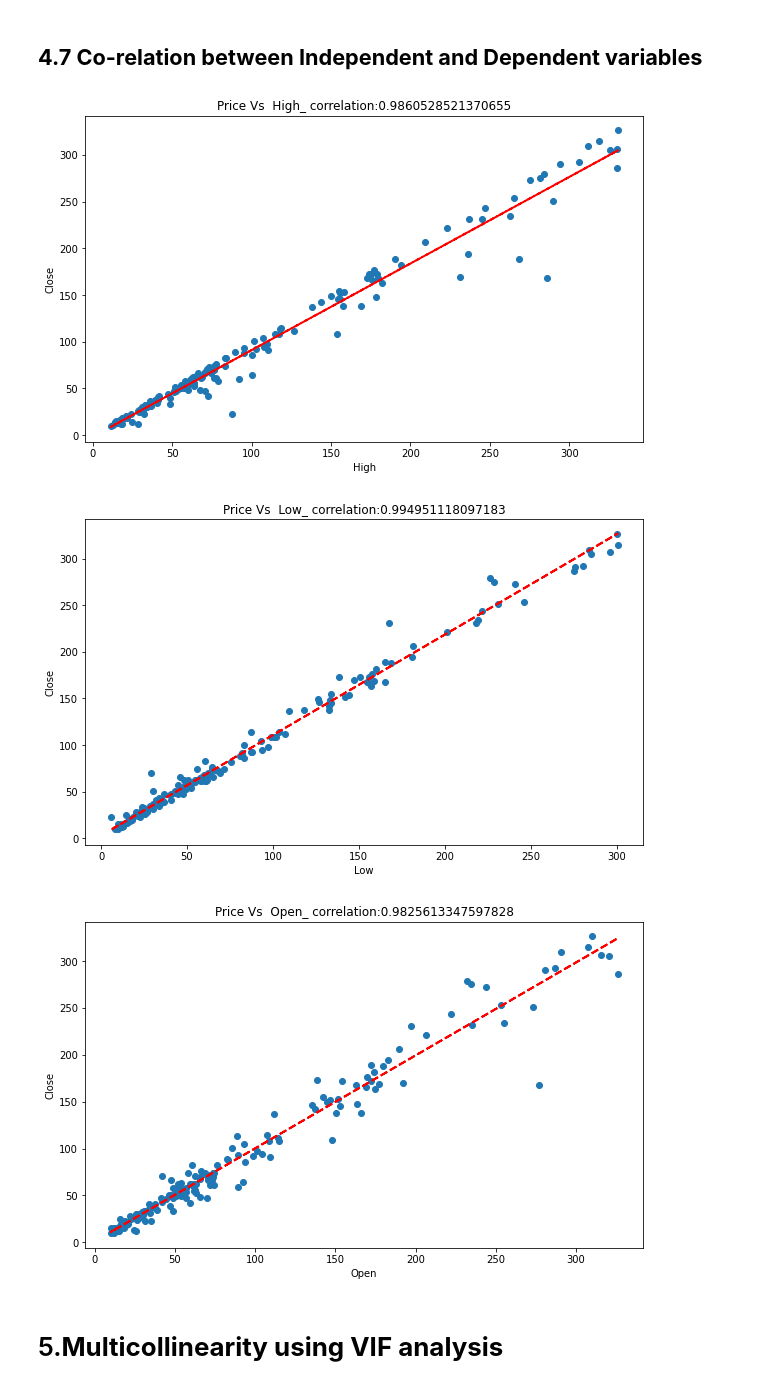
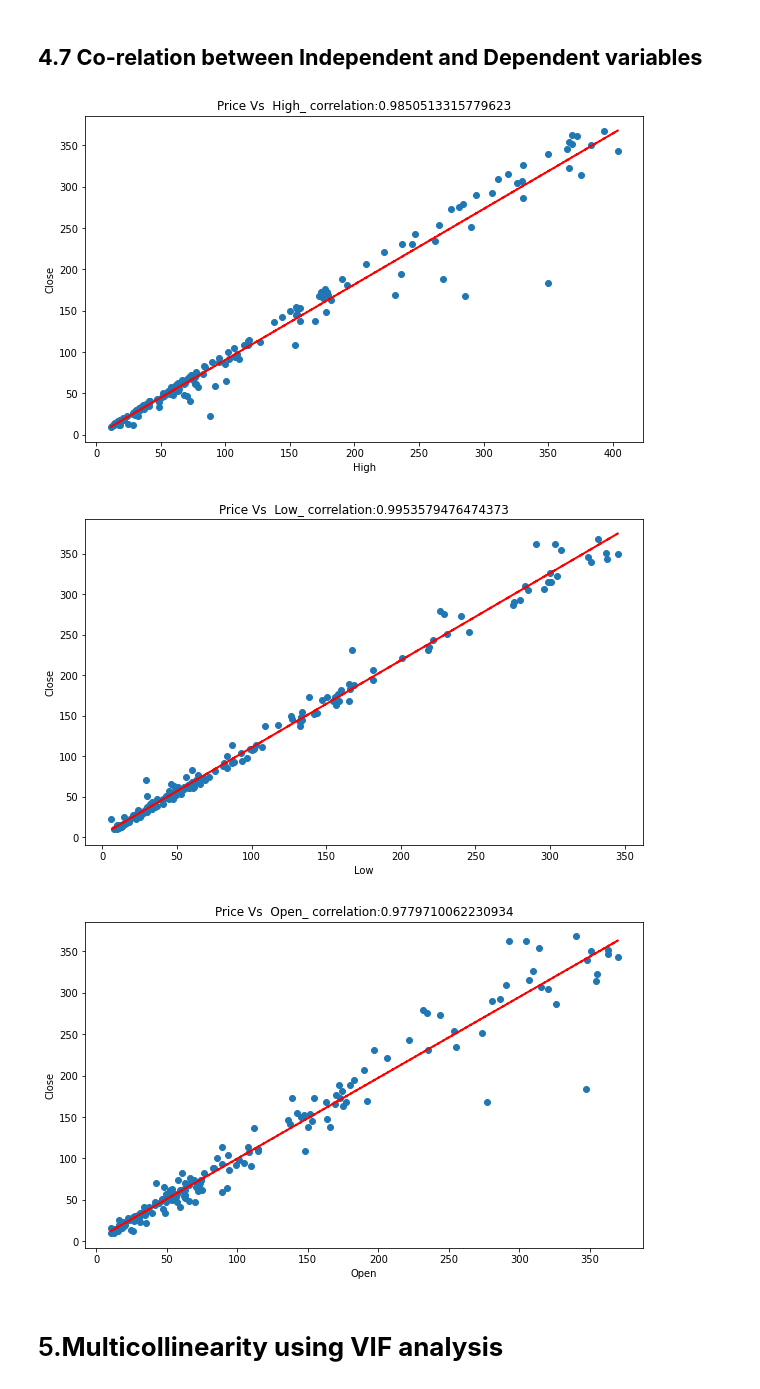
Before and after one commit to Amitha-sridhar/ML_capstone-project_yes-bank_stock-closing-prediction, a Jupyter notebook: ML_Stock_Prediction1.ipynb, the cells around one changed output. Saved outputs shown, nothing was run; the diff lists cells and outputs as text; code cells hidden in the pictures.

```diff
--- a/ML_Stock_Prediction1.ipynb
+++ b/ML_Stock_Prediction1.ipynb
@@ -146,13 +143,0 @@ new_df=df.copy()
-# %%
-for col in ['Open','High','Low','Close']:#redefining the data and setting the outliers value with the range
-
-  Q1 = new_df.quantile(0.25)
-Q3 = new_df.quantile(0.75)
-
-# calculate the IQR
-IQR = Q3 - Q1
-
-# filter the dataset with the IQR
-IQR_outliers = new_df[((new_df < (Q1 - 1.5 * IQR)) |(new_df > (Q3 + 1.5 * IQR))).any(axis=1)]
-IQR_outliers
-new_df = new_df[~((new_df < (Q1 - 1.5 * IQR)) |(new_df > (Q3 + 1.5 * IQR))).any(axis=1)]
@@ -187,8 +146,8 @@ new_df.describe()
 # %% [markdown]
 ## **4.1 Year-Wise Study Open and Close**
 # %%
-new_df['Date'] = new_df['Date'].apply(lambda x: datetime.strptime(x, '%b-%y'))
+df['Date'] = df['Date'].apply(lambda x: datetime.strptime(x, '%b-%y'))
 # %%
-new_df.set_index('Date',inplace=True)
+df.set_index('Date',inplace=True)
 # %%
 plt.figure(figsize=(20,8))
@@ -250,6 +204,6 @@ plt.show()
 # %%
-indep_var=new_df[['High','Low','Open']]
-dep_var=new_df['Close']
+indep_var=df[['High','Low','Open']]
+dep_var=df['Close']
 # %% [markdown]
 ## **4.4 Independent Variable Study**
 # %%
@@ -307,22 +261,22 @@ sns.heatmap(abs(corr),annot = True,cmap = 'GnBu')
 # %%
 for col in indep_var[:-1]:
   fig = plt.figure(figsize = (10,6))
   ax = fig.gca()
-  features = new_df[col]
-  label = new_df['Close']
+  features = df[col]
+  label = df['Close']
   correlation = features.corr(label)
   plt.scatter(x = features,y = label)
   plt.xlabel(col)
   plt.ylabel('Close')
   plt.title('Price Vs  ' + col + '_ correlation:' + str(correlation))
-  z = np.polyfit(new_df[col],new_df['Close'],1)
-  y_hat = np.poly1d(z)(new_df[col])
-  plt.plot(new_df[col] , y_hat, "r--",lw = 2)
+  z = np.polyfit(df[col],df['Close'],1)
+  y_hat = np.poly1d(z)(df[col])
+  plt.plot(df[col] , y_hat, "r--",lw = 2)
 plt.show()
 # %% [output]
-[figure, old version]
+[figure, new version]
-[figure, old version]
+[figure, new version]
-[figure, old version]
+[figure, new version]
 # %% [markdown]
 # 5.**Multicollinearity using VIF analysis**
 # %%
```
Also changed, not shown: parts of 36 cells of this notebook.
